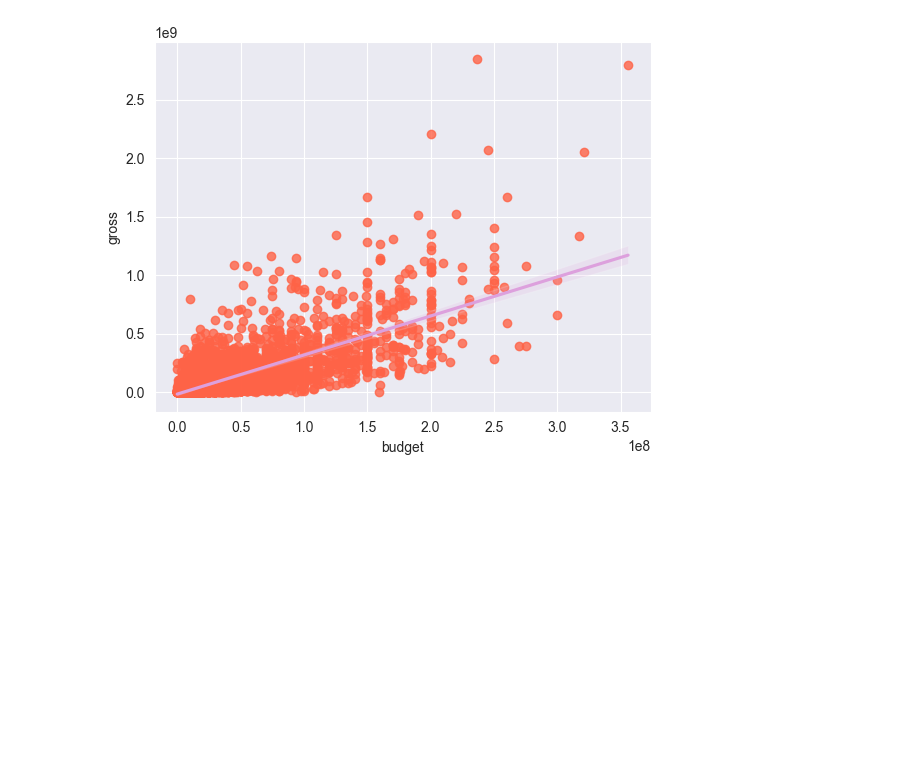
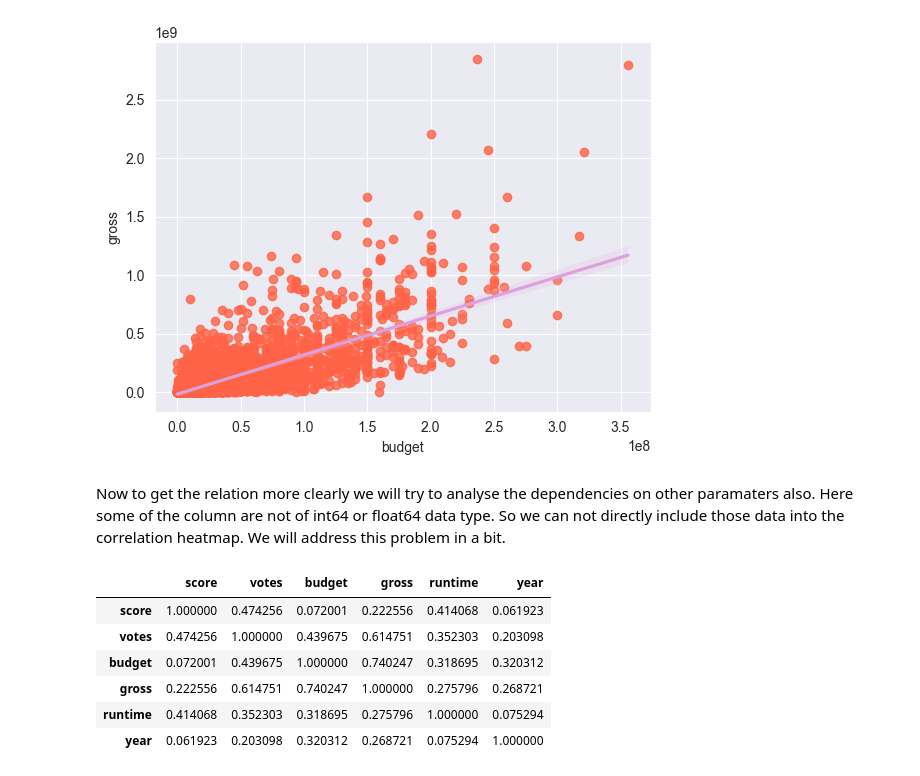
Before and after one commit to ishtiakrongon/PythonProject1-Correlation_in_Python, a Jupyter notebook: correlation_in_python.ipynb, the cells around one changed output. Saved outputs shown, nothing was run; the diff lists cells and outputs as text; code cells hidden in the pictures; blank space fills up the shorter version.

Commit message:
correlation

```diff
--- a/correlation_in_python.ipynb
+++ b/correlation_in_python.ipynb
@@ -214,3 +214,17 @@ sns.regplot(
 plt.show()
 # %% [output]
 [figure]
+# %% [markdown]
+Now to get the relation more clearly we will try to analyse the dependencies on other paramaters also. Here some of the column are not of int64 or float64 data type. So we can not directly include those data into the correlation heatmap. We will address this problem in a bit.
+# %%
+# Correlation
+
+movies_new.corr(method = 'pearson')
+# %% [output]
+|  | score | votes | budget | gross | runtime | year |
+| score | 1.000000 | 0.474256 | 0.072001 | 0.222556 | 0.414068 | 0.061923 |
+| votes | 0.474256 | 1.000000 | 0.439675 | 0.614751 | 0.352303 | 0.203098 |
+| budget | 0.072001 | 0.439675 | 1.000000 | 0.740247 | 0.318695 | 0.320312 |
+| gross | 0.222556 | 0.614751 | 0.740247 | 1.000000 | 0.275796 | 0.268721 |
+| runtime | 0.414068 | 0.352303 | 0.318695 | 0.275796 | 1.000000 | 0.075294 |
+| year | 0.061923 | 0.203098 | 0.320312 | 0.268721 | 0.075294 | 1.000000 |
```
